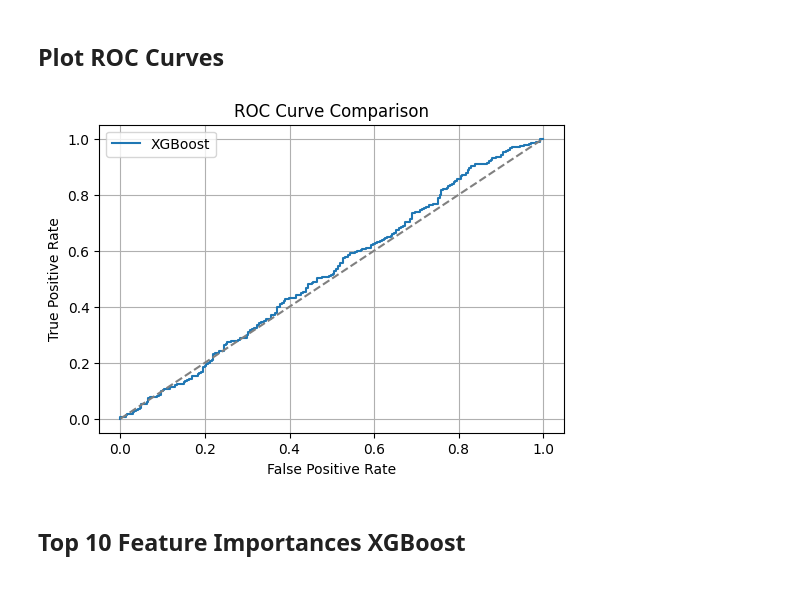
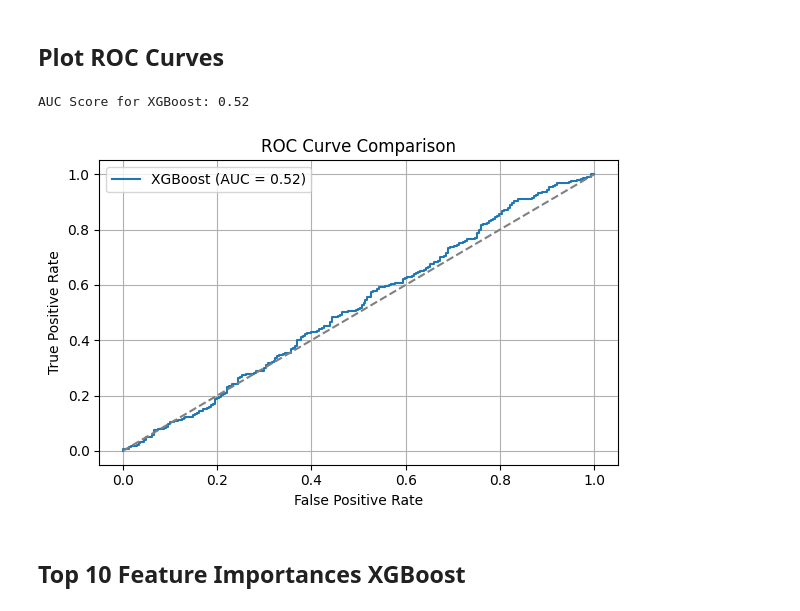
Before and after one commit to MichaelYemane707/breast_cancer_prediction, a Jupyter notebook: xgboost.ipynb, the cells around one changed output. Saved outputs shown, nothing was run; the diff lists cells and outputs as text; code cells hidden in the pictures.

```diff
--- a/xgboost.ipynb
+++ b/xgboost.ipynb
@@ -166,21 +166,26 @@ weighted avg       0.62      0.67      0.62       805
 ROC-AUC: 0.5192534063152938
 # %% [markdown]
 ## Plot ROC Curves
-# %%
-fpr_xgb, tpr_xgb, _ = roc_curve(y_test, y_prob_xgb)
-
-plt.figure(figsize=(6, 4))
-
-plt.plot(fpr_xgb, tpr_xgb, label='XGBoost')
-plt.plot([0, 1], [0, 1], linestyle='--', color='gray')
-plt.xlabel('False Positive Rate')
-plt.ylabel('True Positive Rate')
-plt.title('ROC Curve Comparison')
-plt.legend()
-plt.grid()
-plt.show()
-# %% [output]
-[figure, removed]
+# %%
+fpr_xgb, tpr_xgb, _ = roc_curve(y_test, y_prob_xgb)
+auc_xgb = roc_auc_score(y_test, y_prob_xgb)
+
+print(f"AUC Score for XGBoost: {auc_xgb:.2f}")
+
+plt.figure(figsize=(6, 4))
+plt.plot(fpr_xgb, tpr_xgb, label=f'XGBoost (AUC = {auc_xgb:.2f})')
+
+plt.plot([0, 1], [0, 1], linestyle='--', color='gray')
+plt.xlabel('False Positive Rate')
+plt.ylabel('True Positive Rate')
+plt.title('ROC Curve Comparison')
+plt.tight_layout()
+plt.legend()
+plt.grid()
+plt.show()
+# %% [output]
+AUC Score for XGBoost: 0.52
+[figure, added]
 # %% [markdown]
 ## Top 10 Feature Importances XGBoost
 # %%
```
